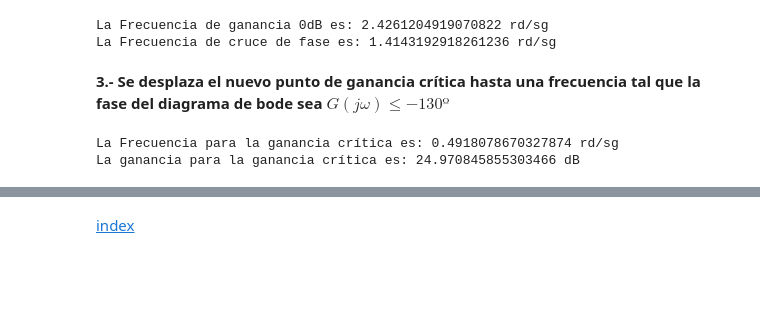
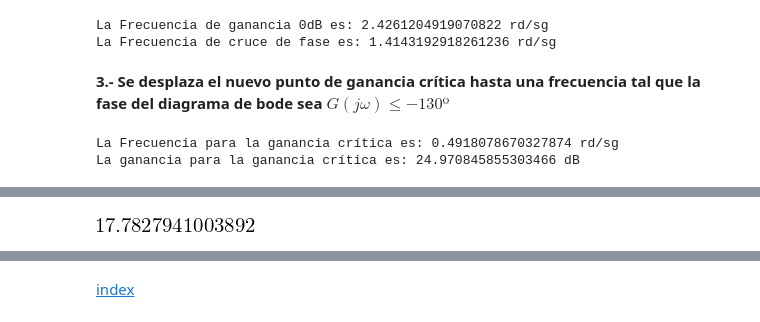
Before and after one commit to estevaofv/apuntes_automatica_II, a Jupyter notebook: Tecnica_de_compensacion_retraso-adelanto.ipynb, the cells around one changed output, grey strips where cells are left out. Drawn from its saved outputs; the diff is of its cells as text; code cells hidden in the pictures; blank space fills up the shorter version.

```diff
--- a/Tecnica_de_compensacion_retraso-adelanto.ipynb
+++ b/Tecnica_de_compensacion_retraso-adelanto.ipynb
@@ -136,6 +146,8 @@ La Frecuencia de cruce de fase es: 1.4143192918261236 rd/sg
 # %%
 print("La Frecuencia para la ganancia crítica es: {} rd/sg".format(P_W(-130)))
 print("La ganancia para la ganancia crítica es: {} dB".format(W_M(0.4918078670327874)))
+ωgc = .04918 #rad/s
+Av_gc = 25 #dB
 # %% [output]
 La Frecuencia para la ganancia crítica es: 0.4918078670327874 rd/sg
 La ganancia para la ganancia crítica es: 24.970845855303466 dB
@@ -141,0 +159,7 @@ La ganancia para la ganancia crítica es: 24.970845855303466 dB
+# %%
+β  = Symbol('β')
+
+β = solve(Av_gc/20 -log(β,10),β)[0]
+β
+# %% [output]
+[figure, added]
```
Also changed, not shown: parts of 23 cells of this notebook, 1 other file.
